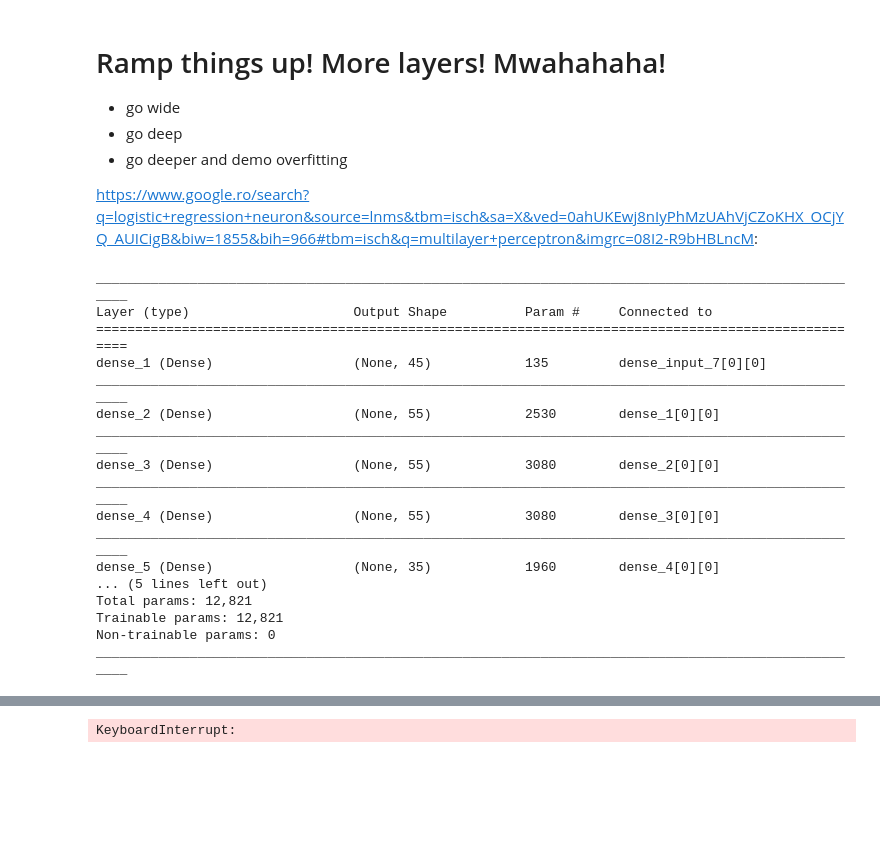
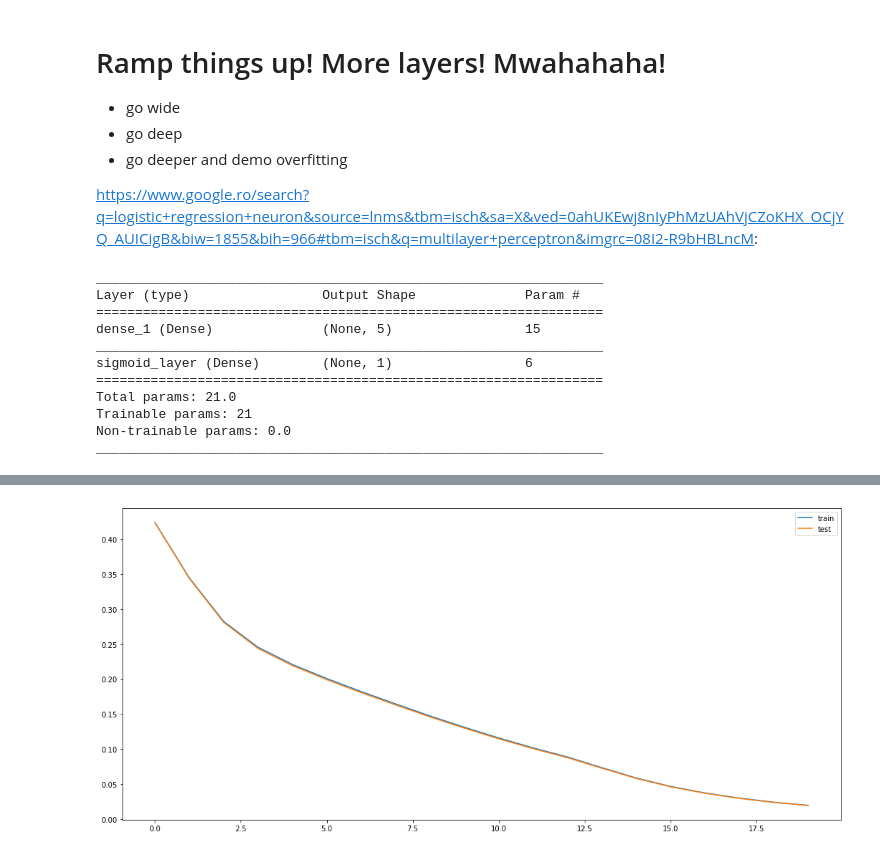
Before and after one commit to cristi-zz/intro-in-keras, a Jupyter notebook: Intro_in_tf.ipynb, the cells around one changed output, grey strips where cells are left out. Cells and saved outputs as stored; diff of their text form; code cells hidden in the pictures; blank space fills up the shorter version.

```diff
--- a/Intro_in_tf.ipynb
+++ b/Intro_in_tf.ipynb
@@ -225,12 +214,12 @@ plt.show(fig)
 https://www.google.ro/search?q=logistic+regression+neuron&source=lnms&tbm=isch&sa=X&ved=0ahUKEwj8nIyPhMzUAhVjCZoKHX_OCjYQ_AUICigB&biw=1855&bih=966#tbm=isch&q=multilayer+perceptron&imgrc=08I2-R9bHBLncM:
 # %%
 model2 = keras.models.Sequential()
-model2.add(l.Dense(45,activation='relu',input_dim=2,name="dense_1"))
-model2.add(l.Dense(55,activation='relu',name="dense_2"))
-model2.add(l.Dense(55,activation='relu',name="dense_3"))
-model2.add(l.Dense(55,activation='relu',name="dense_4"))
-model2.add(l.Dense(35,activation='relu',name="dense_5"))
-model2.add(l.Dense(55,activation='relu',name="dense_6"))
+model2.add(l.Dense(5,activation='relu',input_dim=2,name="dense_1"))
+# model2.add(l.Dense(5,activation='relu',name="dense_2"))
+# model2.add(l.Dense(5,activation='relu',name="dense_3"))
+# model2.add(l.Dense(5,activation='relu',name="dense_4"))
+# model2.add(l.Dense(5,activation='relu',name="dense_5"))
+# model2.add(l.Dense(5,activation='relu',name="dense_6"))
 
 model2.add(l.Dense(1,activation='sigmoid',name="sigmoid_layer"))
 
@@ -238,26 +227,20 @@ model2.compile(optimizer='adam',loss='binary_crossentropy',metrics=['accuracy'])
 model2.summary()
 log_train = [];log_test=[]
 # %% [output]
-____________________________________________________________________________________________________
-Layer (type)                     Output Shape          Param #     Connected to
-====================================================================================================
-dense_1 (Dense)                  (None, 45)            135         dense_input_7[0][0]
-____________________________________________________________________________________________________
-dense_2 (Dense)                  (None, 55)            2530        dense_1[0][0]
-____________________________________________________________________________________________________
-dense_3 (Dense)                  (None, 55)            3080        dense_2[0][0]
-____________________________________________________________________________________________________
-dense_4 (Dense)                  (None, 55)            3080        dense_3[0][0]
-____________________________________________________________________________________________________
-dense_5 (Dense)                  (None, 35)            1960        dense_4[0][0]
-... (5 lines left out)
-Total params: 12,821
-Trainable params: 12,821
-Non-trainable params: 0
-____________________________________________________________________________________________________
+_________________________________________________________________
+Layer (type)                 Output Shape              Param #
+=================================================================
+dense_1 (Dense)              (None, 5)                 15
+_________________________________________________________________
+sigmoid_layer (Dense)        (None, 1)                 6
+=================================================================
+Total params: 21.0
+Trainable params: 21
+Non-trainable params: 0.0
+_________________________________________________________________
 # %%
 for k in range(20):
-    model2.fit(X,Y,batch_size=32,nb_epoch=10,verbose=0)
+    model2.fit(X,Y,batch_size=32,epochs=10,verbose=0)
     print("Iteration: {}".format(k))
     _,ll = eval_perf(Y,model2.predict(X),"Train set");log_train.append(ll)
     _,ll = eval_perf(Yt,model2.predict(Xt),"Test set ");log_test.append(ll)
@@ -283,4 +266,4 @@ Test set : accuracy: 86.80, log-loss: 0.30723
-KeyboardInterrupt:
+[figure, added]
 # %%
 Ypred3 = from_preds_to_labels(model2.predict(X))
 fig,ax = plt.subplots(figsize=(18,8),nrows=1,ncols=2,sharex=True, sharey=True)
```
Also changed, not shown: parts of 12 cells of this notebook, 2 other files.
